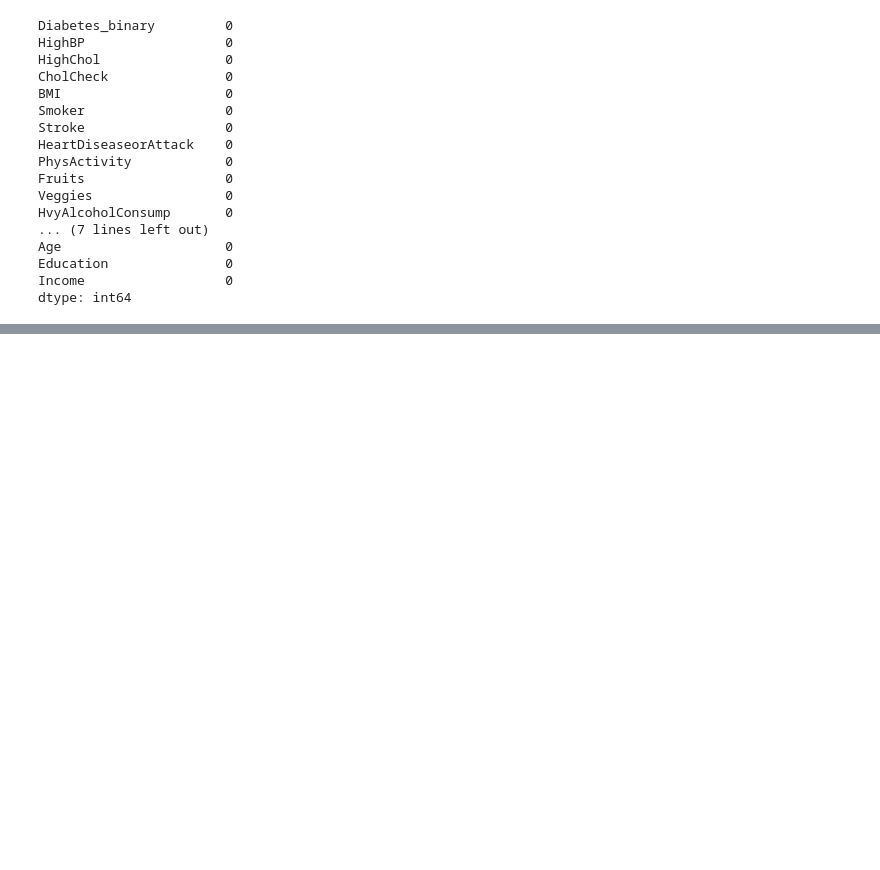
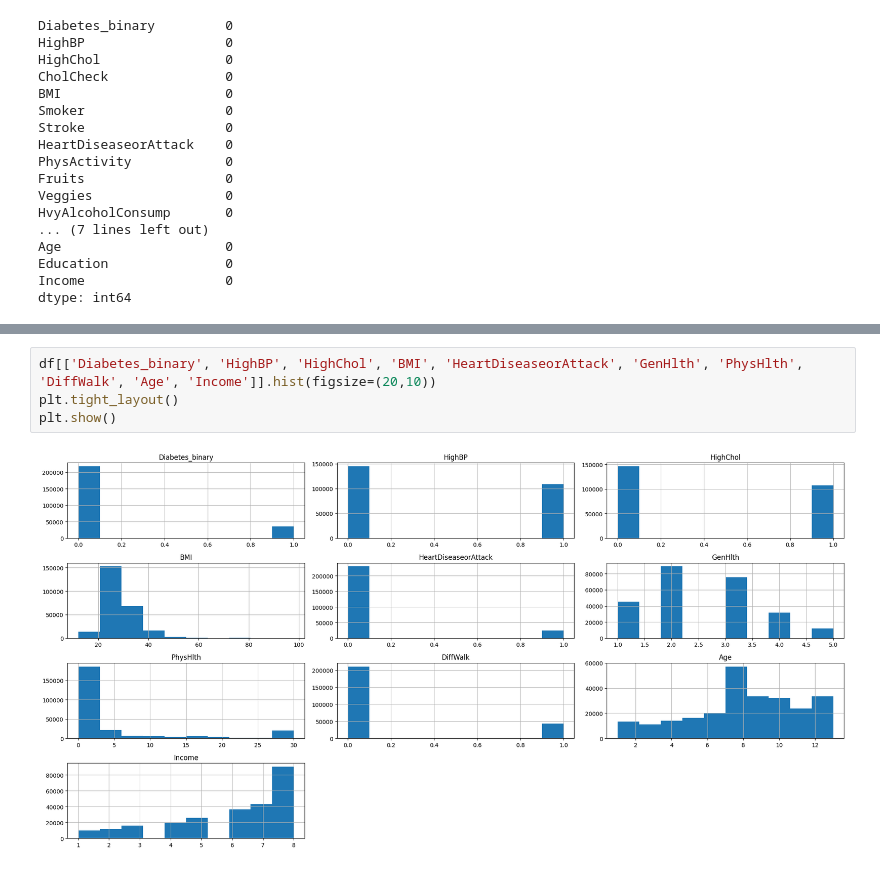
Before and after one commit to IbrahimNabid/Breast-Cancer-Data-Analysis, a Jupyter notebook: Diabetas_Data_Analysis_Feature.ipynb, the cells around one changed output, grey strips where cells are left out. Drawn from its saved outputs; the diff is of its cells as text; blank space fills up the shorter version.

```diff
--- a/Diabetas_Data_Analysis_Feature.ipynb
+++ b/Diabetas_Data_Analysis_Feature.ipynb
@@ -267,0 +351,6 @@ SyntaxError: ignored
+# %%
+df[['Diabetes_binary', 'HighBP', 'HighChol', 'BMI', 'HeartDiseaseorAttack', 'GenHlth', 'PhysHlth', 'DiffWalk', 'Age', 'Income']].hist(figsize=(20,10))
+plt.tight_layout()
+plt.show()
+# %% [output]
+[figure, added]
```
Also changed, not shown: parts of 14 cells of this notebook.
